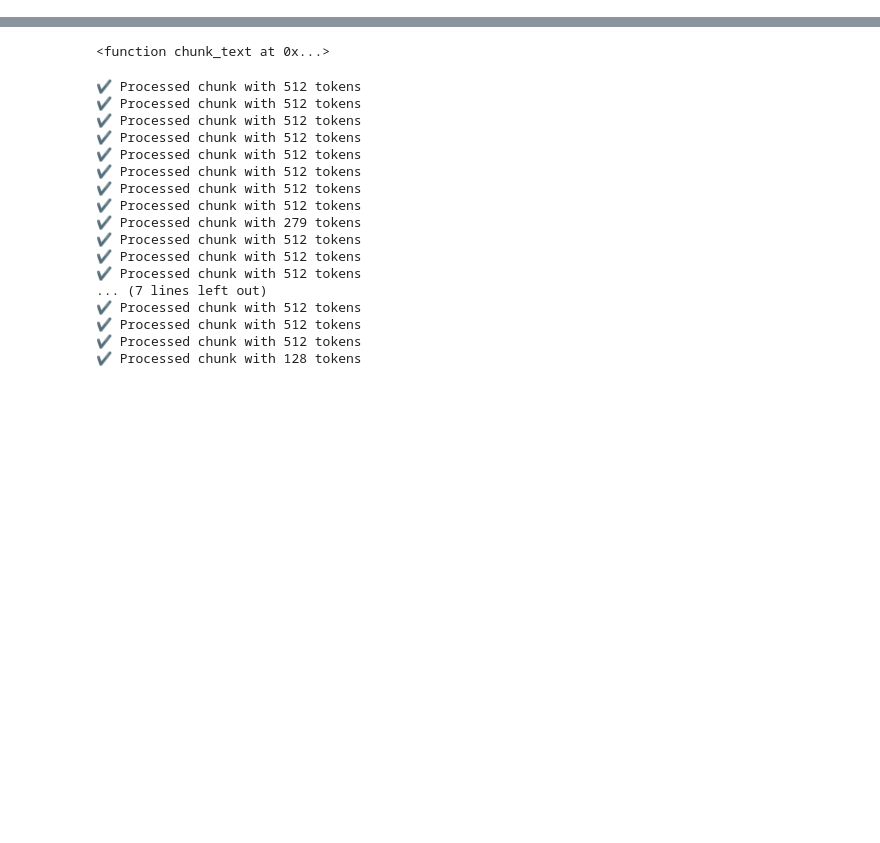
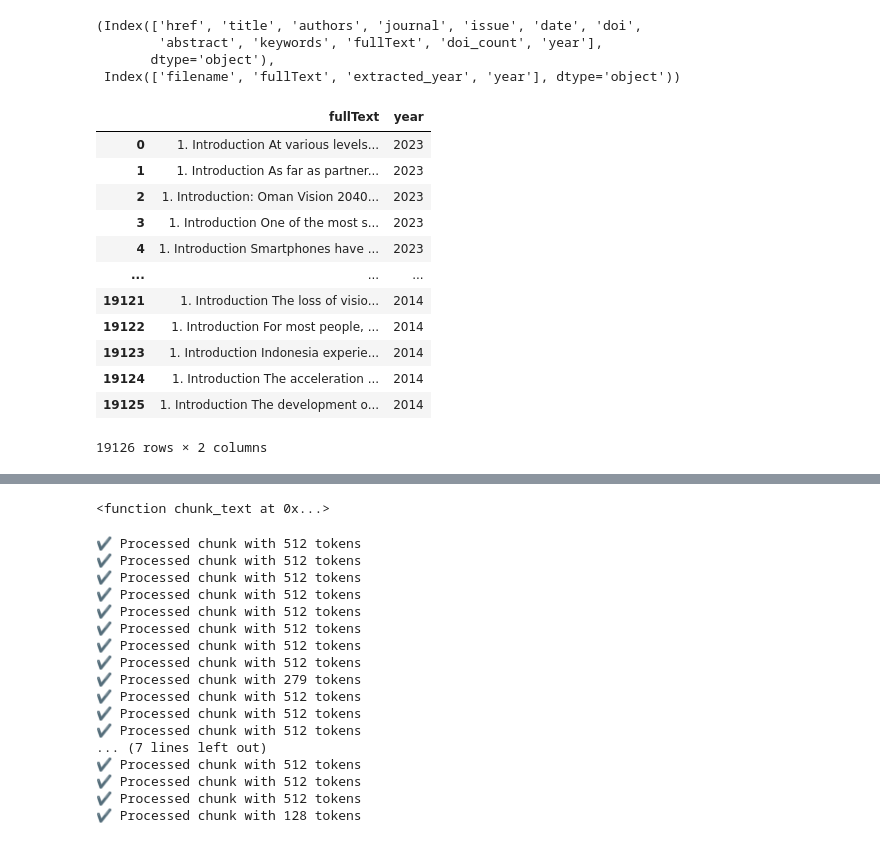
Before and after one commit to merlinEgress/BA-LSCD, a Jupyter notebook: embedding_pipeline.ipynb, the cells around one changed output, grey strips where cells are left out. Saved outputs shown, nothing was run; the diff lists cells and outputs as text; code cells hidden in the pictures; blank space fills up the shorter version.

```diff
--- a/embedding_pipeline.ipynb
+++ b/embedding_pipeline.ipynb
@@ -6,10 +9,14 @@ path = '/Users/merlin/Desktop/BA/Bachelorabeit Uni Leipzig/programming/dhox/data
 # Pfad: Path: /Users/merlin/Desktop/BA/Bachelorabeit Uni Leipzig/data/1880_nopsy.jsonl
 # Pfad JSTOR Download mit Textdaten
 path_social_science = '/Users/merlin/Desktop/BA/Bachelorabeit Uni Leipzig/programming/dhox/data/1880_nopsy.jsonl'
-
+path_to_scraped = '/Users/merlin/Desktop/BA/Bachelorabeit Uni Leipzig/programming/final_scraped_data.json'
+path_to_iarch = '/Users/merlin/Desktop/BA/Bachelorabeit Uni Leipzig/programming/iArchive/iarchive_data.json'
 
 # Reader JSONL: In JSONL enthält jede Zeile eine JSON-Datei
 # Pfad: Path: /Users/merlin/BA/mata_and_text.jsonl
-data_fullText = pd.read_json(path_social_science, lines=True)
-display(data_fullText)
+#data_fullText = pd.read_json(path_social_science, lines=True)
+df_scraped = pd.read_json(path_to_scraped, lines=True)
+df_iarch = pd.read_json(path_to_iarch, lines=True)
+df_iarch['year'] = df_iarch['extracted_year']
+df_scraped#.columns, df_iarch.columns
 # %% [output]
@@ -29,2 +48,29 @@ display(data_fullText)
+# %%
+
+#df_jstor['year'] = [x.year for x in df_jstor['date_published']]
+#df_jstor['year'] = df_jstor['year'].astype(int)
+df_iarch.rename(columns={'content':'fullText'}, inplace=True)
+df_scraped.columns, df_iarch.columns
+# %% [output]
+(Index(['href', 'title', 'authors', 'journal', 'issue', 'date', 'doi',
+        'abstract', 'keywords', 'fullText', 'doi_count', 'year'],
+       dtype='object'),
+ Index(['filename', 'fullText', 'extracted_year', 'year'], dtype='object'))
+# %%
+df_scraped[['fullText','year']]
+# %% [output]
+|  | fullText | year |
+| 0 | 1. Introduction At various levels... | 2023 |
+| 1 | 1. Introduction As far as partner... | 2023 |
+| 2 | 1. Introduction: Oman Vision 2040... | 2023 |
+| 3 | 1. Introduction One of the most s... | 2023 |
+| 4 | 1. Introduction Smartphones have ... | 2023 |
+| ... | ... | ... |
+| 19121 | 1. Introduction The loss of visio... | 2014 |
+| 19122 | 1. Introduction For most people, ... | 2014 |
+| 19123 | 1. Introduction Indonesia experie... | 2014 |
+| 19124 | 1. Introduction The acceleration ... | 2014 |
+| 19125 | 1. Introduction The development o... | 2014 |
+19126 rows × 2 columns
 # %%
 #erstes fulltext element aus dem df
```
Also changed, not shown: parts of 6 cells of this notebook.
